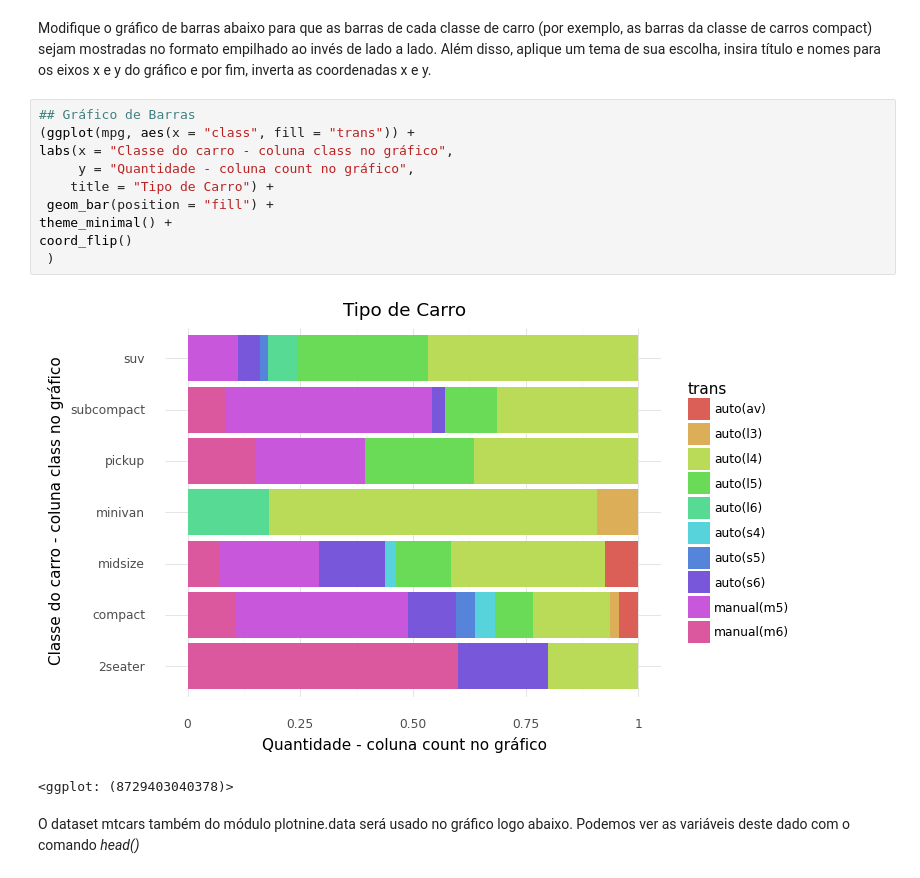
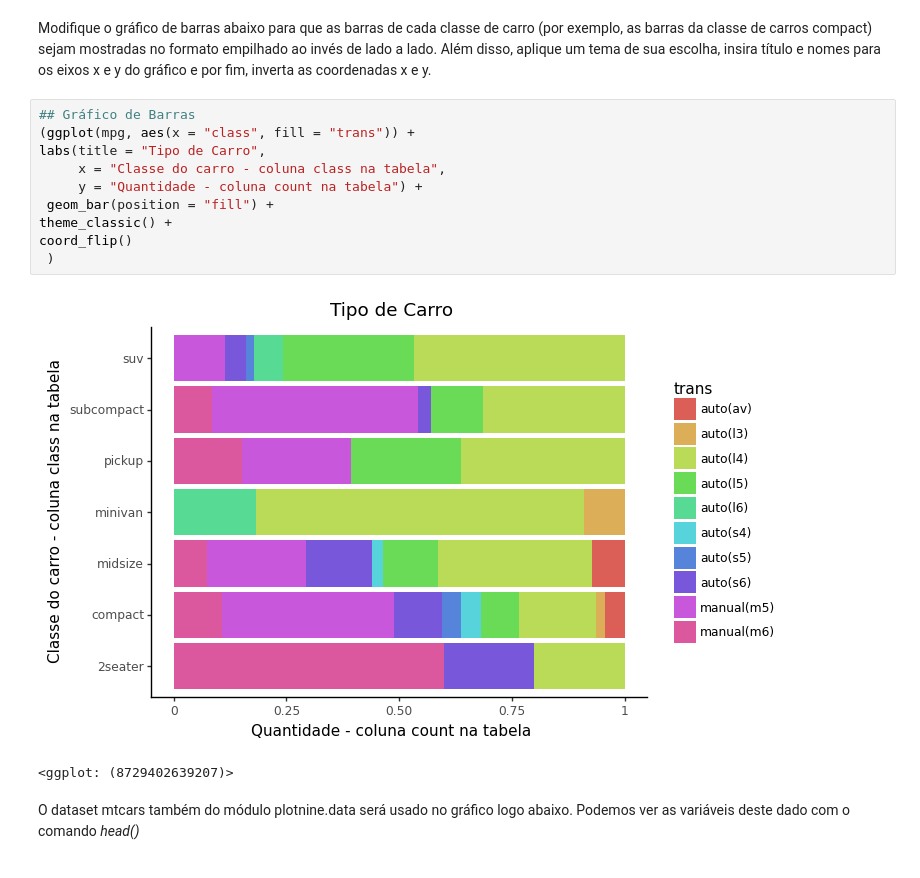
Before and after one commit to archarmd/intro_python_verao_ime_2023, a Jupyter notebook: exercicios/exercicio04.ipynb, the cells around one changed output. Cells and saved outputs as stored; diff of their text form.

```diff
--- a/exercicios/exercicio04.ipynb
+++ b/exercicios/exercicio04.ipynb
@@ -20,16 +20,16 @@ Modifique o gráfico de barras abaixo para que as barras de cada classe de carro
 # %%
 ## Gráfico de Barras
 (ggplot(mpg, aes(x = "class", fill = "trans")) +
-labs(x = "Classe do carro - coluna class no gráfico",
-     y = "Quantidade - coluna count no gráfico",
-    title = "Tipo de Carro") +
+labs(title = "Tipo de Carro",
+     x = "Classe do carro - coluna class na tabela",
+     y = "Quantidade - coluna count na tabela") +
  geom_bar(position = "fill") +
-theme_minimal() +
+theme_classic() +
 coord_flip()
  )
 # %% [output]
-[figure, old version]
+[figure, new version]
-<ggplot: (8729403040378)>
+<ggplot: (8729402639207)>
 # %% [markdown]
 O dataset mtcars também do módulo plotnine.data será usado no gráfico logo abaixo. Podemos ver as variáveis deste dado com o comando *head()*
 # %%
```
Also changed, not shown: parts of 2 cells of this notebook.
